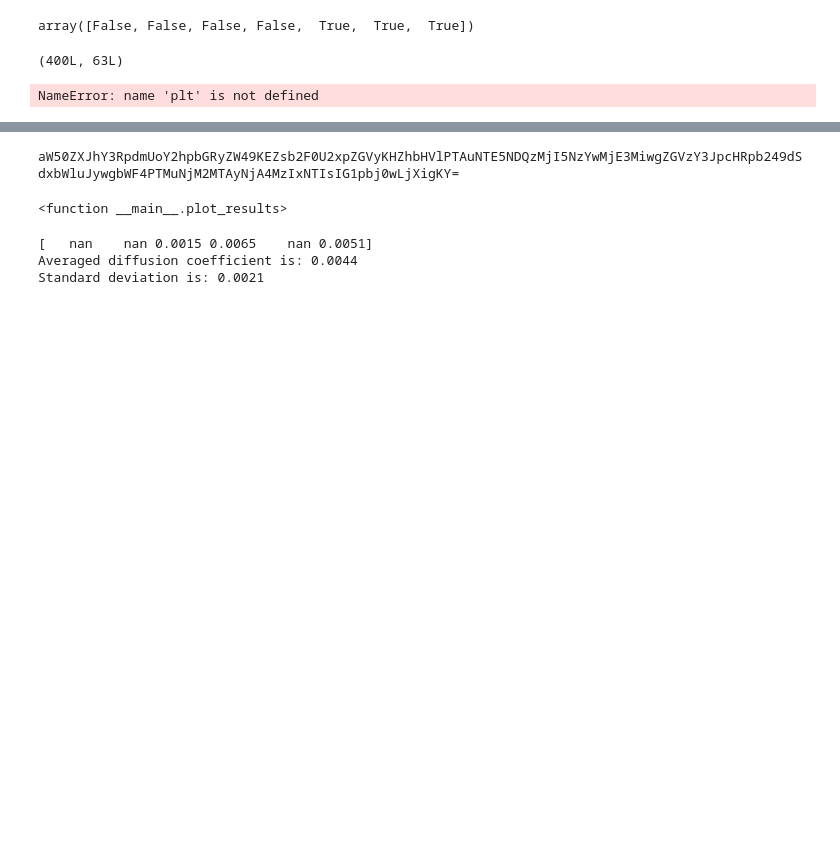
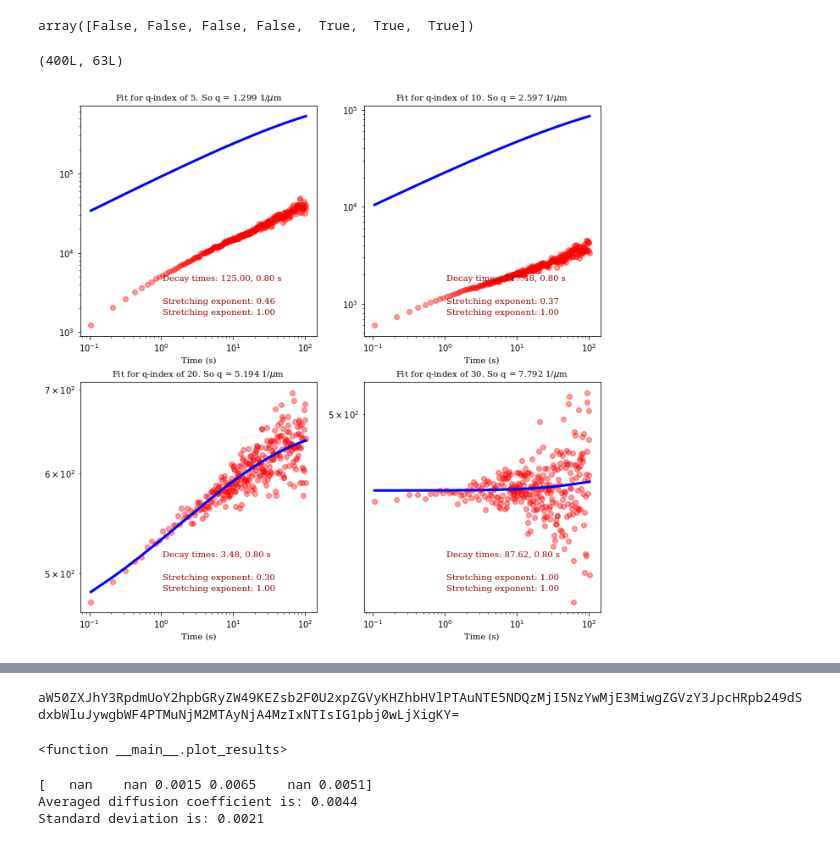
Before and after one commit to chmatsuda/Differential-Dynamic-Microscopy---Python, a Jupyter notebook: (2)DDM analysis for DNA samples.ipynb, the cells around one changed output, grey strips where cells are left out. Saved outputs shown, nothing was run; the diff lists cells and outputs as text; code cells hidden in the pictures; blank space fills up the shorter version.

```diff
--- a/(2)DDM analysis for DNA samples.ipynb
+++ b/(2)DDM analysis for DNA samples.ipynb
@@ -112,12 +112,12 @@ def two_rounds_fitting(data, times):
 
     minp[3]=0.3  #minimum alpha
     maxp[3]=1.0  #max alpha
-    maxp[2]=500 #max background
+    maxp[2]=600 #max background
     minp[2]=200
     pars[3]=1.0
     maxp[1] = 125
     maxp[5] = 75
-    fix[2]= True
+    fix[2]= False
     fix[3]= False
 
     minp[6] = 0.3
@@ -149,35 +149,35 @@ def two_rounds_fitting(data, times):
             else:
                 newPars[i] = minp[i]*1.1
 
     #Now use the Levenberg-Marquardt function. It returns the optimized paramters (fitparamsB), the
     #  best fit (theoryB), any error codes, and the chi-squared value (the sum of squares of the error)
     fitparamsB, theoryB, errCodeB, chi2B = ddm.newFit(data,times,newPars,minp,maxp,lmin,lmax,fix,
                                                       logfit=True,quiet=True,factor=0.8)
 
     return fitparamsB, theoryB, chi2B
 plt.figure(figsize=(11,11)) #Create figure of size 15x15 (inches)
 
-last_time_to_fit = 175
+last_time_to_fit = 300
 
 #Loop over four different q-values to do the fit
 for i,q_index in enumerate([5,10,20,30]):
     fitparamsB, theoryB, chi2B = two_rounds_fitting(ravs[:last_time_to_fit,q_index], times[:last_time_to_fit])
     ax = plt.subplot(2,2,i+1) #creating 4 subplots in a 2x2 grid
     ax.loglog(times[:last_time_to_fit],ravs[:last_time_to_fit,q_index],'ro',alpha=0.4)
     ax.plot(times[:last_time_to_fit], theoryB, '-b',lw=3)
     ax.text(0.35,0.25,'Decay times: %.2f, %.2f s' % (fitparamsB[1], fitparamsB[5]),
             fontdict=font_plt,horizontalalignment='left',
             verticalalignment='center', transform=ax.transAxes)
     ax.text(0.35,0.15,'Stretching exponent: %.2f' % fitparamsB[3],
             fontdict=font_plt,horizontalalignment='left',
             verticalalignment='center', transform=ax.transAxes)
     ax.text(0.35,0.10,'Stretching exponent: %.2f' % fitparamsB[6],
             fontdict=font_plt,horizontalalignment='left',
             verticalalignment='center', transform=ax.transAxes)
     ax.set_xlabel("Time (s)", fontdict=font_plt_ax)
     ax.set_title("Fit for q-index of %i. So q = %.3f 1/$\mu$m" % (q_index, q[q_index]), fontdict=font_plt_ax)
 # %% [output]
-NameError: name 'plt' is not defined
+[figure, added]
 # %%
 #Now, we'll do that fit for *all* q-values
 
```
Also changed, not shown: parts of 5 cells of this notebook, 2 other files.
